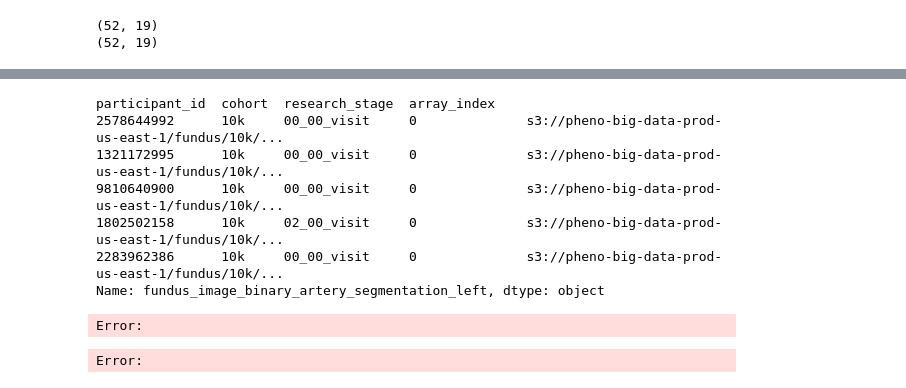
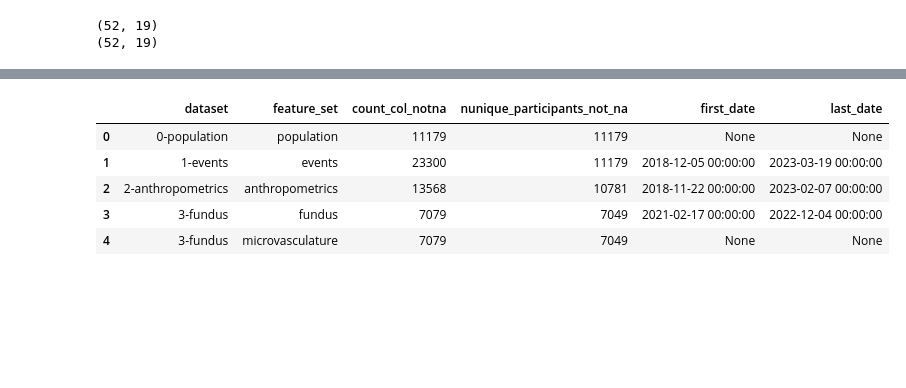
Before and after one commit to pheno-ai/pheno-docs, a Jupyter notebook: pheno_knowledge_base/src/create_available_data.ipynb, the cells around one changed output, grey strips where cells are left out. Cells and saved outputs as stored; diff of their text form; code cells hidden in the pictures; blank space fills up the shorter version.

Commit message:
datasets count

```diff
--- a/pheno_knowledge_base/src/create_available_data.ipynb
+++ b/pheno_knowledge_base/src/create_available_data.ipynb
@@ -76,21 +57,22 @@ print(df_no_dup.shape)
 count_dict = defaultdict(dict)
 for index, row in df_no_dup.iterrows():
     try:
-        if row['dataset'] == 'diet_logging':
-            continue
+        # if row['dataset'] == 'diet_logging':
+        #     continue
         dataset = row['dataset']
         feature_set = row['feature_set']
 
         #read parquet file
         full_path = f"{master_path}{row['count_parquet_relative_path']}"
-        df_parquet = pd.read_parquet(full_path)
-        df_parquet = df_parquet.reset_index()
+        df_parquet = pd.read_parquet(full_path).reset_index()
 
+        if dataset=='medications':
+            row['count_field_name'] = 'medication'
         res_dict =  {
-            "df_parquet_shape": str(df_parquet.shape[0]),
+            "df_parquet_shape": df_parquet.shape[0],
             "count_field_name": row['count_field_name'],
             "count_parquet_relative_path": row['count_parquet_relative_path'],
-            "particioant_id_nunique": str(df_parquet['participant_id'].nunique())
+            "particioant_id_nunique": df_parquet['participant_id'].nunique()
             }
 
         max_col = ''
@@ -102,7 +84,7 @@ for index, row in df_no_dup.iterrows():
             if col not in df_parquet.columns:
                 print (f"ERROR: {col} not in {full_path} : {df_parquet.columns}")
 
-            no_na_df = df_parquet.dropna(subset=[col])
+            no_na_df = df_parquet.dropna(subset=[col]).copy()
 
             if dataset != 'events':
                 date_col = 'collection_date'
@@ -119,7 +101,7 @@ for index, row in df_no_dup.iterrows():
                 first_date = no_na_df[date_col].min() # first date
                 last_date = no_na_df[date_col].max() # last date
 
-            nunique_participants_not_na = str(no_na_df.participant_id.nunique()) # number of unique participants
+            nunique_participants_not_na = no_na_df.participant_id.nunique() # number of unique participants
             count_col_notna = no_na_df.shape[0] # number of not na entries
 
             if no_na_df.shape[0] > max_count:
@@ -128,24 +110,22 @@ for index, row in df_no_dup.iterrows():
 
 
             res_dict[col] = {
-                "count_col_notna": str(count_col_notna),
-                "nunique_participants_not_na" : str(nunique_participants_not_na),
-                "first_date": str(first_date),
-                "last_date": str(last_date),
+                "count_col_notna": count_col_notna,
+                "nunique_participants_not_na" : nunique_participants_not_na,
+                "first_date": first_date,
+                "last_date": last_date,
             }
-
+        del df_parquet
         res_dict['max_col'] = max_col
         count_dict[f"{int(row['dataset_id'])}-{dataset}"][feature_set] = res_dict
+        del no_na_df
 
-        # write data to a file
-        with open('temp_count_dict.json', 'w') as f:
-            json.dump(count_dict, f)
 
     except Exception as e:
         print(row['dataset'], full_path)
         print(traceback.format_exc())
 
 
-with open('count_dict.json', 'w') as f:
-            json.dump(count_dict, f)
+# with open('count_dict.json', 'w') as f:
+#             json.dump(count_dict, f)
 # %% [output]
@@ -205,11 +170,0 @@ df_res
-# %%
-df_t = pd.read_parquet('s3://pheno-master-data-collection-v1-prod-us-east-1/fundus/microvasculature.parquet')
-df_t['fundus_image_binary_artery_segmentation_left'].head()
-# %% [output]
-participant_id  cohort  research_stage  array_index
-2578644992      10k     00_00_visit     0              s3://pheno-big-data-prod-us-east-1/fundus/10k/...
-1321172995      10k     00_00_visit     0              s3://pheno-big-data-prod-us-east-1/fundus/10k/...
-9810640900      10k     00_00_visit     0              s3://pheno-big-data-prod-us-east-1/fundus/10k/...
-1802502158      10k     02_00_visit     0              s3://pheno-big-data-prod-us-east-1/fundus/10k/...
-2283962386      10k     00_00_visit     0              s3://pheno-big-data-prod-us-east-1/fundus/10k/...
-Name: fundus_image_binary_artery_segmentation_left, dtype: object
@@ -218,5 +170,0 @@ Name: fundus_image_binary_artery_segmentation_left, dtype: object
-# %%
-diet_df = pd.read_parquet('s3://pheno-master-data-collection-v1-prod-us-east-1/diet_logging/raw_diet_logging_events.parquet')
-# %% [output]
-Error:
-Error:
@@ -224,0 +171,11 @@ diet_df.head()
+# %%
+df_res = pd.DataFrame(full_data)
+df_res.columns = ['dataset', 'feature_set', 'count_col_notna', 'nunique_participants_not_na', 'first_date', 'last_date']
+df_res.head()
+# %% [output]
+|  | dataset | feature_set | count_col_notna | nunique_participants_not_na | first_date | last_date |
+| 0 | 0-population | population | 11179 | 11179 | None | None |
+| 1 | 1-events | events | 23300 | 11179 | 2018-12-05 00:00:00 | 2023-03-19 00:00:00 |
+| 2 | 2-anthropometrics | anthropometrics | 13568 | 10781 | 2018-11-22 00:00:00 | 2023-02-07 00:00:00 |
+| 3 | 3-fundus | fundus | 7079 | 7049 | 2021-02-17 00:00:00 | 2022-12-04 00:00:00 |
+| 4 | 3-fundus | microvasculature | 7079 | 7049 | None | None |
```
Also changed, not shown: parts of 15 cells of this notebook, 1 other file.
